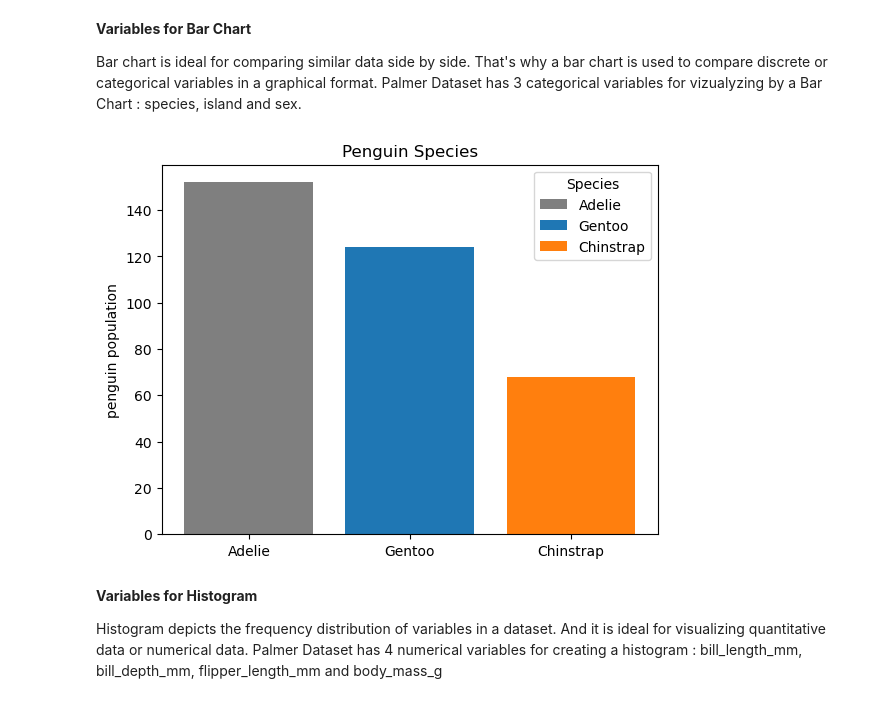
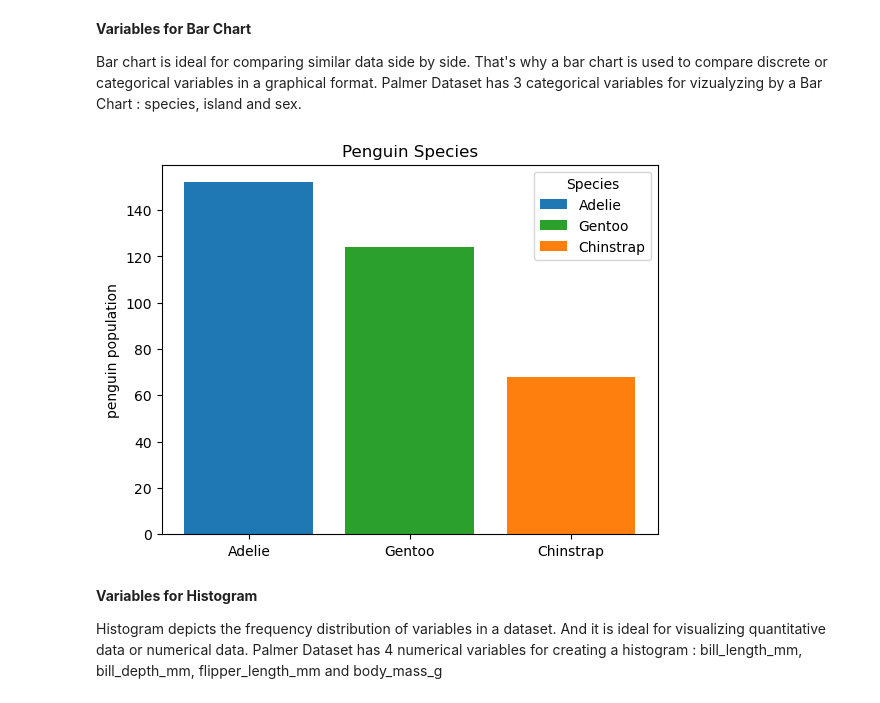
Before and after one commit to nataliia-dragunova/daproject, a Jupyter notebook: penguins.ipynb, the cells around one changed output. Drawn from its saved outputs; the diff is of its cells as text; code cells hidden in the pictures.

```diff
--- a/penguins.ipynb
+++ b/penguins.ipynb
@@ -127,25 +129,23 @@ penguins_df.describe()
 Bar chart is ideal for comparing similar data side by side. That's why a bar chart is used to compare discrete or categorical variables in a graphical format. Palmer Dataset has 3 categorical variables for vizualyzing by a Bar Chart : species, island and sex.
 # %%
 # Using a nominal categorical variable 'species' for creating a Bar chart 'Penguin Spacies'
-
-import matplotlib.pyplot as plt
 
 fig, ax = plt.subplots()
 
 species = ['Adelie','Gentoo','Chinstrap']
 counts = penguins_df['species'].value_counts()
 bar_labels = ['Adelie','Gentoo','Chinstrap']
-bar_colors = ['tab:grey', 'tab:blue', 'tab:orange']
+bar_colors = ['tab:blue', 'tab:green', 'tab:orange']
 
 ax.bar(species, counts, label=bar_labels, color=bar_colors)
 
 ax.set_ylabel('penguin population')
 ax.set_title('Penguin Species')
 ax.legend(title='Species')
 
 plt.show()
 # %% [output]
-[figure, old version]
+[figure, new version]
 # %% [markdown]
 **Variables for Histogram**
 
```
Also changed, not shown: parts of 5 cells of this notebook.
